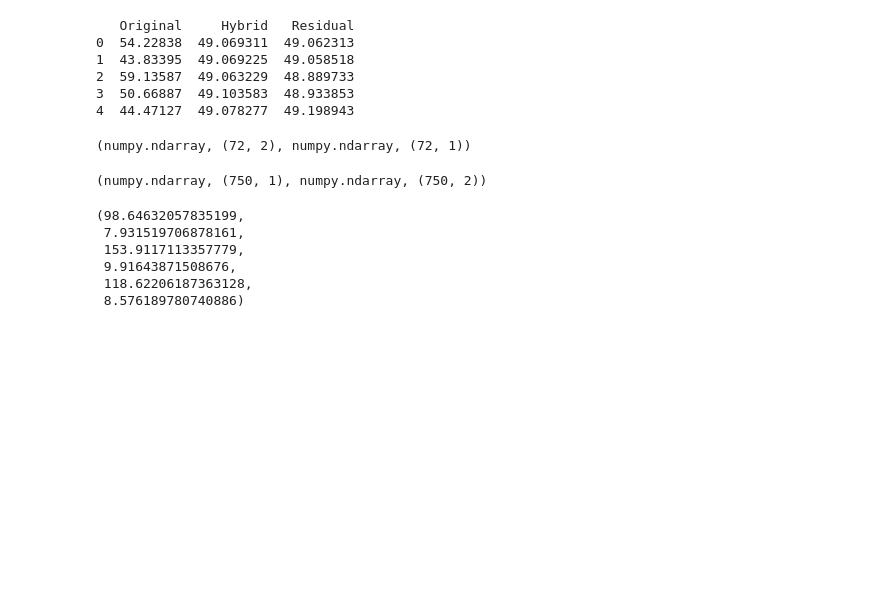
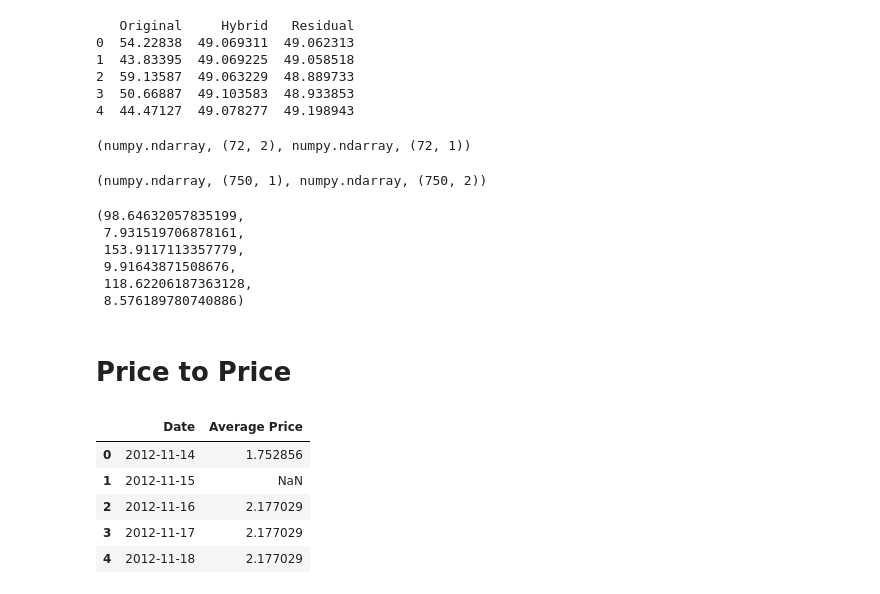
Before and after one commit to msaad1311/Imputation-across-applications, a Jupyter notebook: Imputation_across_applications.ipynb, the cells around one changed output. Saved outputs shown, nothing was run; the diff lists cells and outputs as text; code cells hidden in the pictures; blank space fills up the shorter version.

```diff
--- a/Imputation_across_applications.ipynb
+++ b/Imputation_across_applications.ipynb
@@ -811,3 +814,5 @@ mse(ytest,predictions),mae(ytest,predictions),mse(ytest,predictions2),mae(ytest,
  9.91643871508676,
  118.62206187363128,
  8.576189780740886)
+# %% [markdown]
+# Price to Price
@@ -813,0 +821,9 @@ mse(ytest,predictions),mae(ytest,predictions),mse(ytest,predictions2),mae(ytest,
+# %%
+df.head()
+# %% [output]
+|  | Date | Average Price |
+| 0 | 2012-11-14 | 1.752856 |
+| 1 | 2012-11-15 | NaN |
+| 2 | 2012-11-16 | 2.177029 |
+| 3 | 2012-11-17 | 2.177029 |
+| 4 | 2012-11-18 | 2.177029 |
```
Also changed, not shown: parts of 9 cells of this notebook.
